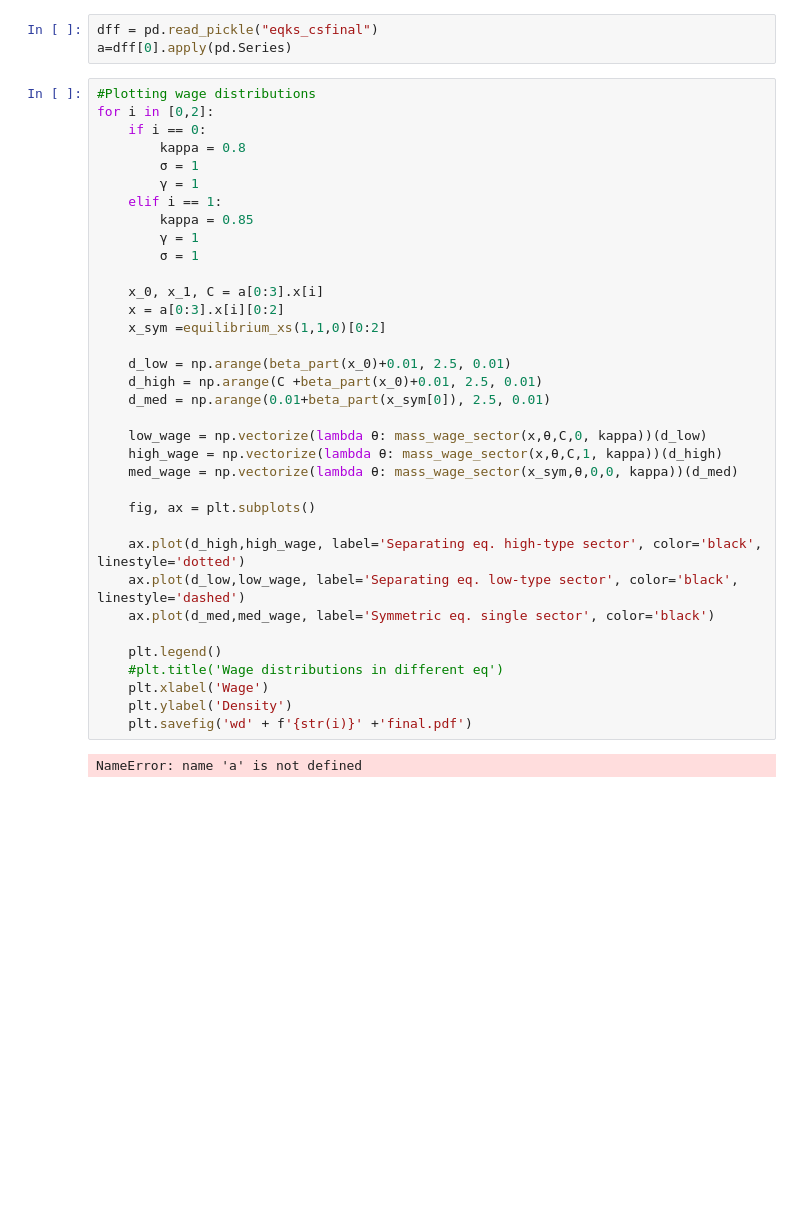
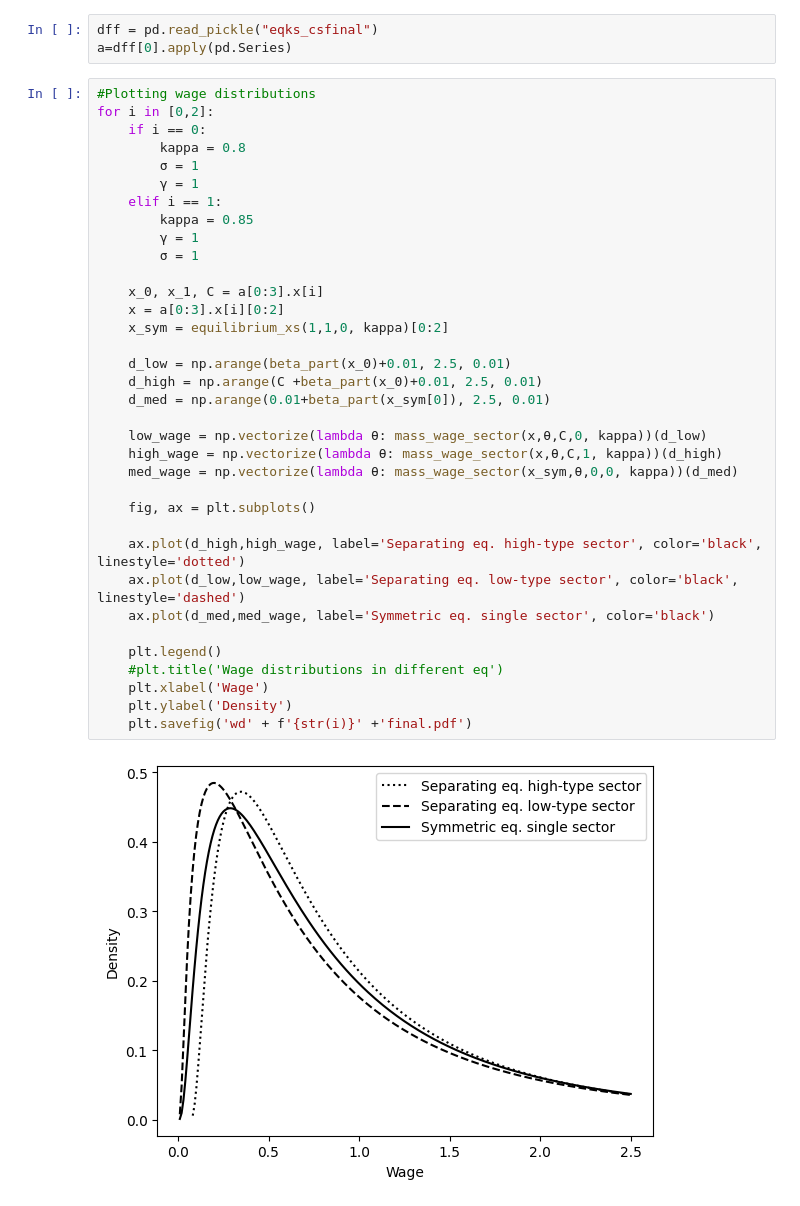
Before and after one commit to pwikman/general_equilibrium, a Jupyter notebook: notebooks/plots_n_stuff.ipynb, the cells around one changed output. Saved outputs shown, nothing was run; the diff lists cells and outputs as text; blank space fills up the shorter version.

```diff
--- a/notebooks/plots_n_stuff.ipynb
+++ b/notebooks/plots_n_stuff.ipynb
@@ -200,32 +210,32 @@ for i in [0,2]:
         σ = 1
         γ = 1
     elif i == 1:
         kappa = 0.85
         γ = 1
         σ = 1
 
     x_0, x_1, C = a[0:3].x[i]
     x = a[0:3].x[i][0:2]
-    x_sym =equilibrium_xs(1,1,0)[0:2]
+    x_sym = equilibrium_xs(1,1,0, kappa)[0:2]
 
     d_low = np.arange(beta_part(x_0)+0.01, 2.5, 0.01)
     d_high = np.arange(C +beta_part(x_0)+0.01, 2.5, 0.01)
     d_med = np.arange(0.01+beta_part(x_sym[0]), 2.5, 0.01)
 
     low_wage = np.vectorize(lambda θ: mass_wage_sector(x,θ,C,0, kappa))(d_low)
     high_wage = np.vectorize(lambda θ: mass_wage_sector(x,θ,C,1, kappa))(d_high)
     med_wage = np.vectorize(lambda θ: mass_wage_sector(x_sym,θ,0,0, kappa))(d_med)
 
     fig, ax = plt.subplots()
 
     ax.plot(d_high,high_wage, label='Separating eq. high-type sector', color='black', linestyle='dotted')
     ax.plot(d_low,low_wage, label='Separating eq. low-type sector', color='black', linestyle='dashed')
     ax.plot(d_med,med_wage, label='Symmetric eq. single sector', color='black')
 
     plt.legend()
     #plt.title('Wage distributions in different eq')
     plt.xlabel('Wage')
     plt.ylabel('Density')
     plt.savefig('wd' + f'{str(i)}' +'final.pdf')
 # %% [output]
-NameError: name 'a' is not defined
+[figure, added]
```
Also changed, not shown: parts of 20 cells of this notebook, 2 other files.
